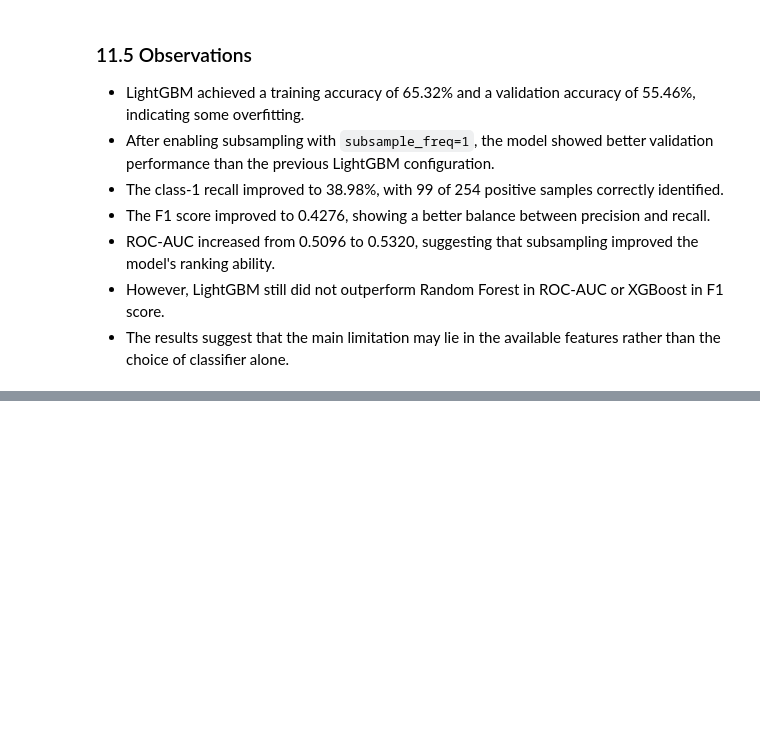
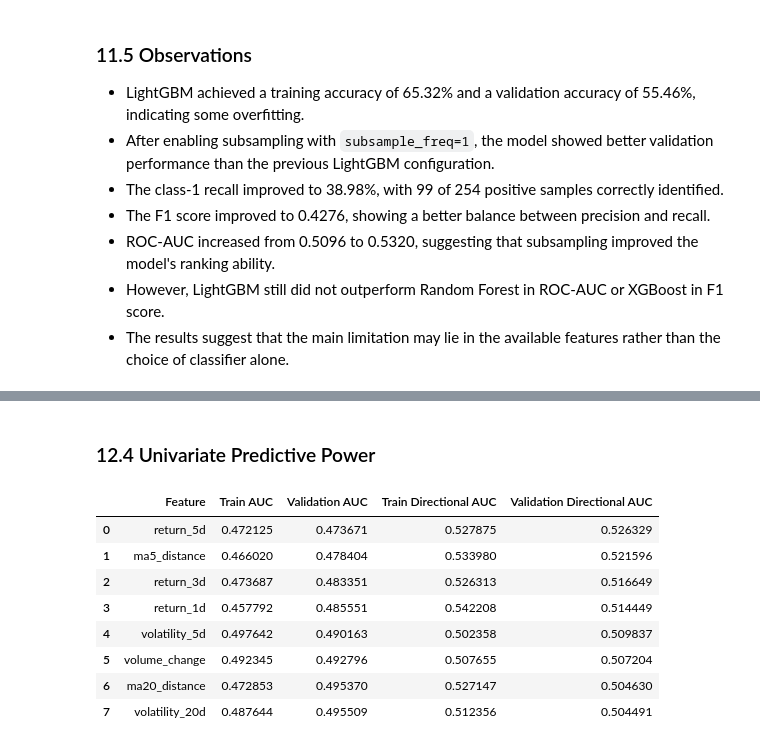
Before and after one commit to elodie-wu/ai-stock-price-prediction, a Jupyter notebook: notebooks/stock_prediction.ipynb, the cells around one changed output, grey strips where cells are left out. Drawn from its saved outputs; the diff is of its cells as text; code cells hidden in the pictures; blank space fills up the shorter version.

```diff
--- a/notebooks/stock_prediction.ipynb
+++ b/notebooks/stock_prediction.ipynb
@@ -1159,0 +1280,52 @@ print(cm_lgbm)
+# %% [markdown]
+### 12.4 Univariate Predictive Power
+# %%
+from sklearn.metrics import roc_auc_score
+
+univariate_results = []
+
+for feature in feature_columns:
+    train_auc = roc_auc_score(
+        y_train,
+        X_train[feature]
+    )
+
+    val_auc = roc_auc_score(
+        y_val,
+        X_val[feature]
+    )
+
+    univariate_results.append({
+        "Feature": feature,
+        "Train AUC": train_auc,
+        "Validation AUC": val_auc
+    })
+
+univariate_auc = pd.DataFrame(univariate_results)
+
+univariate_auc["Train Directional AUC"] = (
+    univariate_auc["Train AUC"]
+    .apply(lambda x: max(x, 1 - x))
+)
+
+univariate_auc["Validation Directional AUC"] = (
+    univariate_auc["Validation AUC"]
+    .apply(lambda x: max(x, 1 - x))
+)
+
+univariate_auc = univariate_auc.sort_values(
+    "Validation Directional AUC",
+    ascending=False
+).reset_index(drop=True)
+
+univariate_auc
+# %% [output]
+|  | Feature | Train AUC | Validation AUC | Train Directional AUC | Validation Directional AUC |
+| 0 | return_5d | 0.472125 | 0.473671 | 0.527875 | 0.526329 |
+| 1 | ma5_distance | 0.466020 | 0.478404 | 0.533980 | 0.521596 |
+| 2 | return_3d | 0.473687 | 0.483351 | 0.526313 | 0.516649 |
+| 3 | return_1d | 0.457792 | 0.485551 | 0.542208 | 0.514449 |
+| 4 | volatility_5d | 0.497642 | 0.490163 | 0.502358 | 0.509837 |
+| 5 | volume_change | 0.492345 | 0.492796 | 0.507655 | 0.507204 |
+| 6 | ma20_distance | 0.472853 | 0.495370 | 0.527147 | 0.504630 |
+| 7 | volatility_20d | 0.487644 | 0.495509 | 0.512356 | 0.504491 |
```
Also changed, not shown: parts of 11 cells of this notebook.
